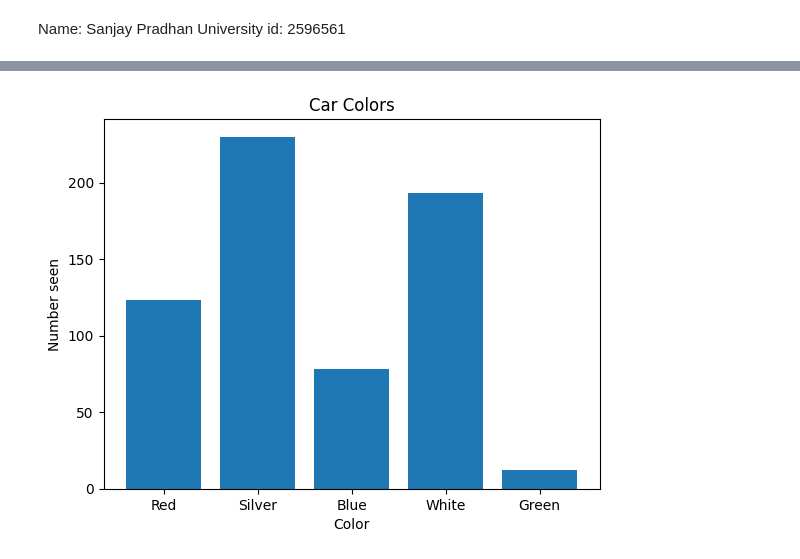
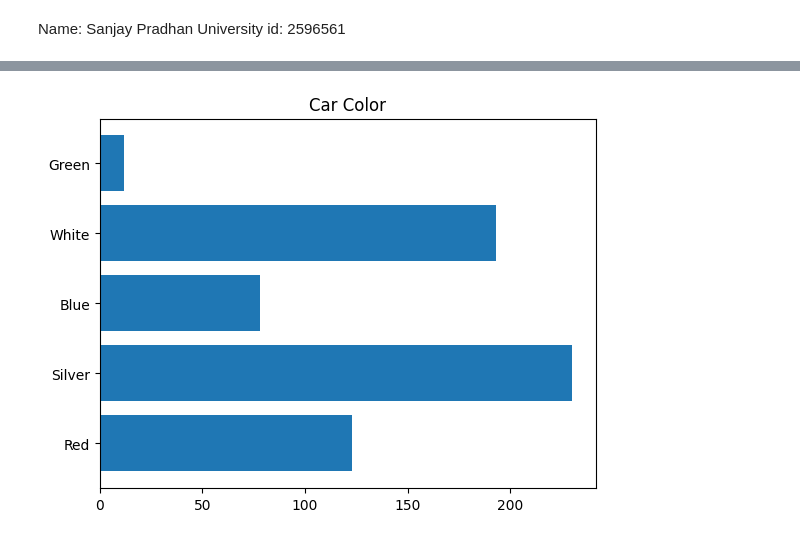
Before and after one commit to sanjaypradhan2066-cloud/Math, a Jupyter notebook: workshop4.ipynb, the cells around one changed output, grey strips where cells are left out. Saved outputs shown, nothing was run; the diff lists cells and outputs as text; code cells hidden in the pictures.

```diff
--- a/workshop4.ipynb
+++ b/workshop4.ipynb
@@ -6,16 +123,11 @@ University id: 2596561
 # %%
+# Task - 4 (c)
 import matplotlib.pyplot as plt
-
-cars = ["Red", "Silver", "Blue", "White", "Green"]
-values = [123, 230, 78, 193, 12]
-
-plt.bar(cars, values)
-
-plt.title("Car Colors")
-plt.xlabel("Color")
-plt.ylabel("Number seen")
-
+x = ["Red", "Silver","Blue", "White", "Green"]
+y = [123, 230, 78, 193, 12]
+plt.barh(x, y)
+plt.title("Car Color")
 plt.show()
 # %% [output]
-[figure, old version]
+[figure, new version]
 # %%
```
Also changed, not shown: parts of 17 cells of this notebook.
